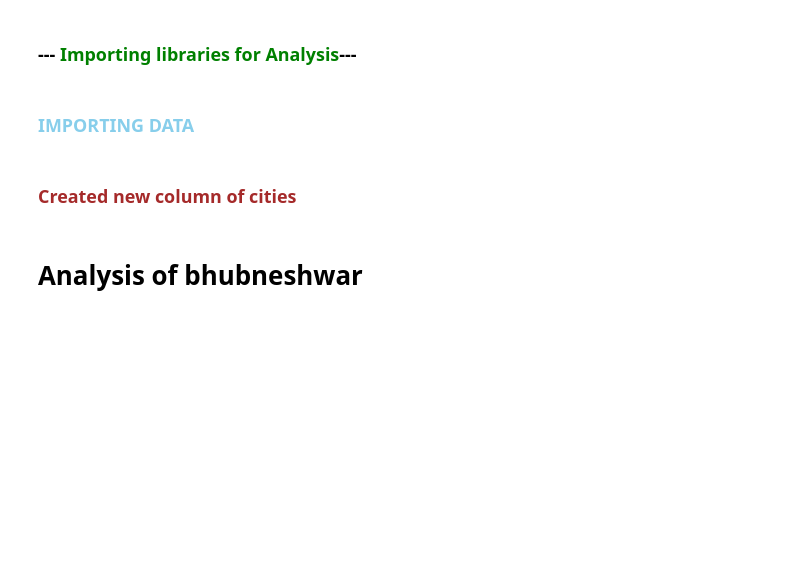
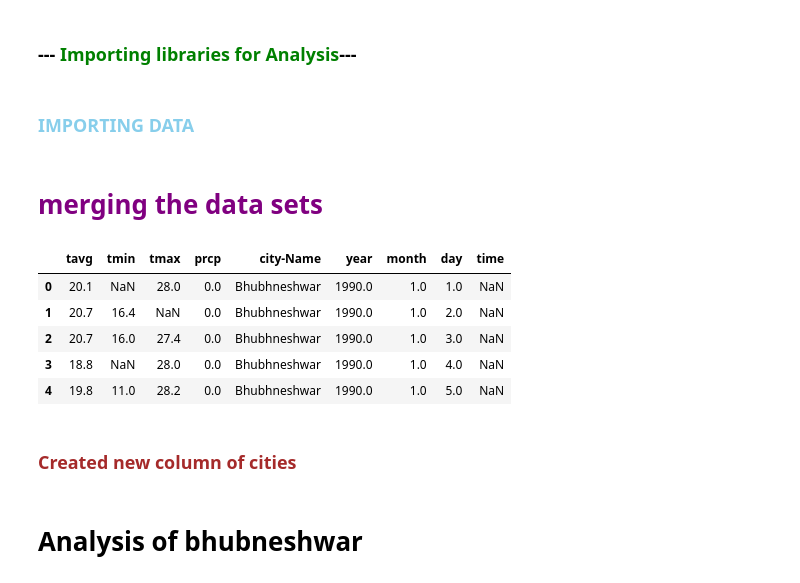
Before and after one commit to Madhukumarmogulla/wheather-data-prediction, a Jupyter notebook: my_project_1(EDA).ipynb, the cells around one changed output. Cells and saved outputs as stored; diff of their text form; code cells hidden in the pictures; blank space fills up the shorter version.

```diff
--- a/my_project_1(EDA).ipynb
+++ b/my_project_1(EDA).ipynb
@@ -95,5 +97,5 @@ mumbai = pd.read_csv("C:/Users/madhu/OneDrive/Desktop/Temperature_And_Precipitat
 # %%
 bhubhneshwar = pd.read_csv("weather_Bhubhneshwar_1990_2022.csv")
 # %%
-lucknow = pd.read_csv("C:/Users/madhu/OneDrive/Desktop/Temperature_And_Precipitation_Cities_IN/Lucknow_1990_2022.csv")
+lucknow = pd.read_csv("Lucknow_1990_2022.csv")
 # %%
@@ -103,3 +105,17 @@ Rourkela =pd.read_csv("C:/Users/madhu/OneDrive/Desktop/Temperature_And_Precipita
+# %% [markdown]
+# <font color = 'purple'>merging the data sets
+</font>
+# %%
+data = pd.concat([bhubhneshwar,lucknow],axis = 0)
+# %%
+data.head()
+# %% [output]
+|  | tavg | tmin | tmax | prcp | city-Name | year | month | day | time |
+| 0 | 20.1 | NaN | 28.0 | 0.0 | Bhubhneshwar | 1990.0 | 1.0 | 1.0 | NaN |
+| 1 | 20.7 | 16.4 | NaN | 0.0 | Bhubhneshwar | 1990.0 | 1.0 | 2.0 | NaN |
+| 2 | 20.7 | 16.0 | 27.4 | 0.0 | Bhubhneshwar | 1990.0 | 1.0 | 3.0 | NaN |
+| 3 | 18.8 | NaN | 28.0 | 0.0 | Bhubhneshwar | 1990.0 | 1.0 | 4.0 | NaN |
+| 4 | 19.8 | 11.0 | 28.2 | 0.0 | Bhubhneshwar | 1990.0 | 1.0 | 5.0 | NaN |
 # %% [markdown]
 ### <font color = 'brown'>Created new column of cities</font>
 # %%
```
Also changed, not shown: parts of 58 cells of this notebook.
